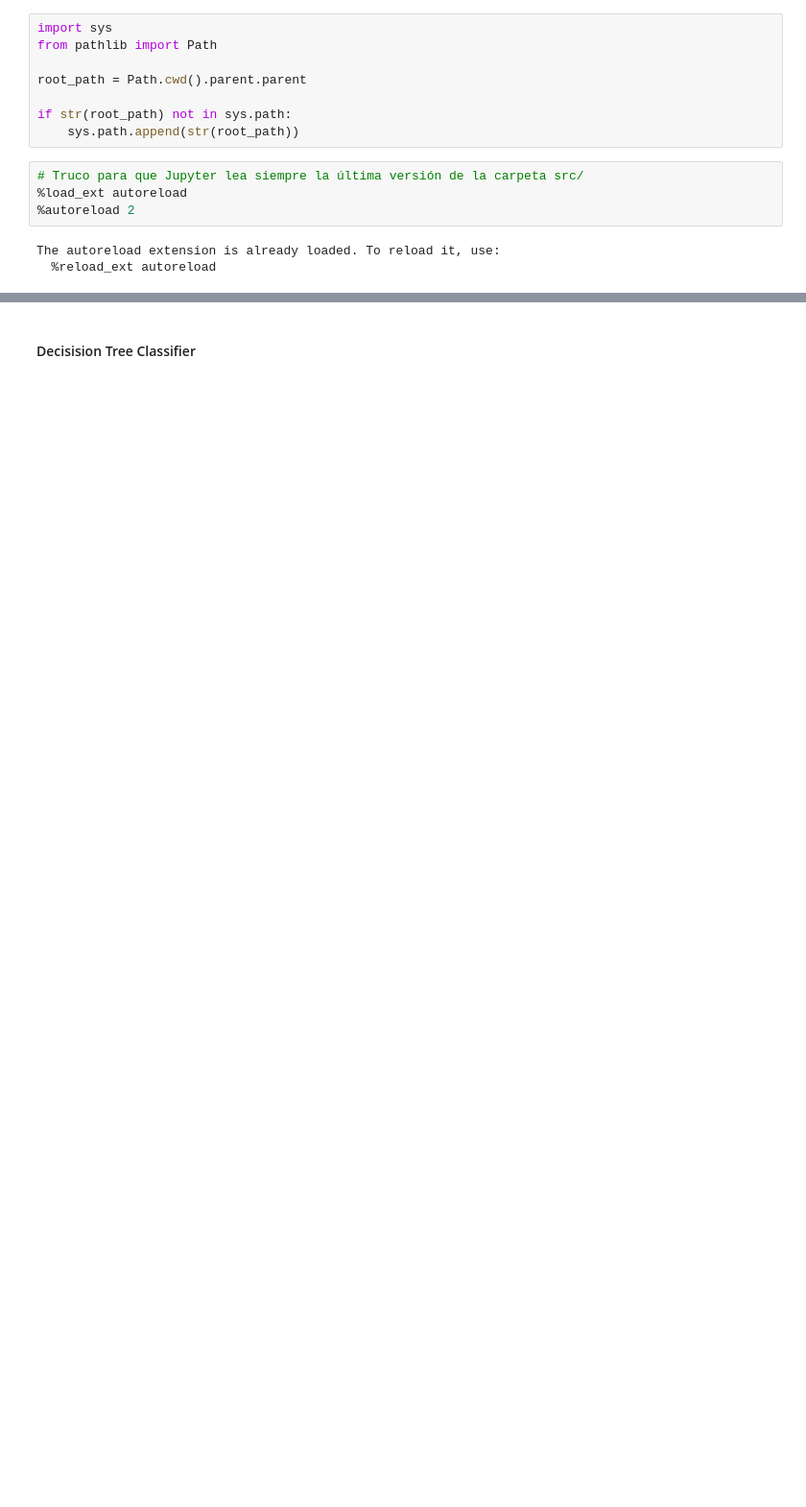
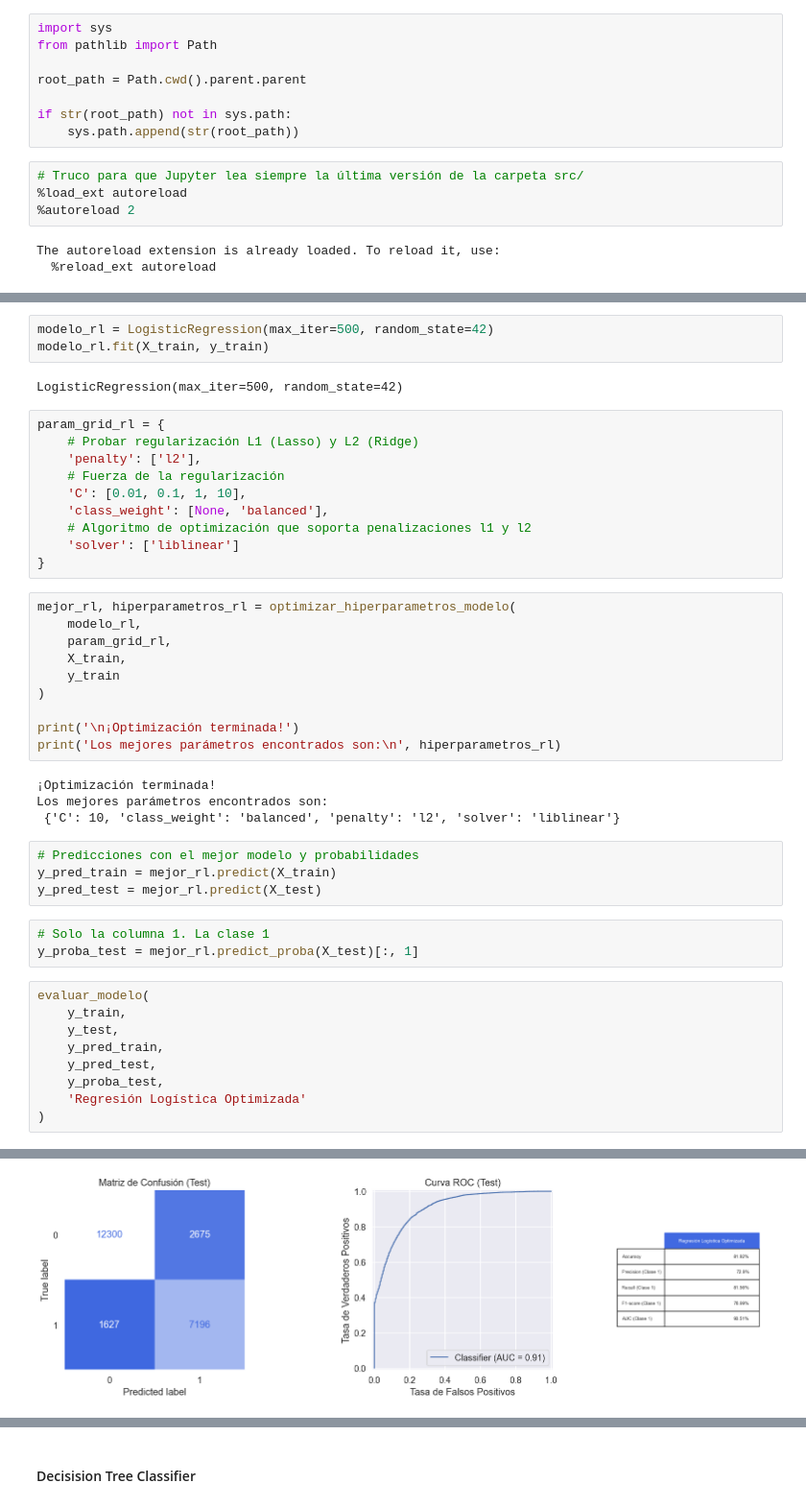
Before and after one commit to claudiberenguer/modulo5eval_ii, a Jupyter notebook: notebooks/finales/comparativa_modelos.ipynb, the cells around one changed output, grey strips where cells are left out. Shown at 96% size. Cells and saved outputs as stored; diff of their text form; blank space fills up the shorter version.

```diff
--- a/notebooks/finales/comparativa_modelos.ipynb
+++ b/notebooks/finales/comparativa_modelos.ipynb
@@ -34,0 +43,46 @@ print("¡Datos cargados con éxito! Tamaño de entrenamiento:", X_train.shape)
+# %%
+modelo_rl = LogisticRegression(max_iter=500, random_state=42)
+modelo_rl.fit(X_train, y_train)
+# %% [output]
+LogisticRegression(max_iter=500, random_state=42)
+# %%
+param_grid_rl = {
+    # Probar regularización L1 (Lasso) y L2 (Ridge)
+    'penalty': ['l2'],
+    # Fuerza de la regularización
+    'C': [0.01, 0.1, 1, 10],
+    'class_weight': [None, 'balanced'],
+    # Algoritmo de optimización que soporta penalizaciones l1 y l2
+    'solver': ['liblinear']
+}
+# %%
+mejor_rl, hiperparametros_rl = optimizar_hiperparametros_modelo(
+    modelo_rl,
+    param_grid_rl,
+    X_train,
+    y_train
+)
+
+print('\n¡Optimización terminada!')
+print('Los mejores parámetros encontrados son:\n', hiperparametros_rl)
+# %% [output]
+¡Optimización terminada!
+Los mejores parámetros encontrados son:
+ {'C': 10, 'class_weight': 'balanced', 'penalty': 'l2', 'solver': 'liblinear'}
+# %%
+# Predicciones con el mejor modelo y probabilidades
+y_pred_train = mejor_rl.predict(X_train)
+y_pred_test = mejor_rl.predict(X_test)
+# %%
+# Solo la columna 1. La clase 1
+y_proba_test = mejor_rl.predict_proba(X_test)[:, 1]
+# %%
+evaluar_modelo(
+    y_train,
+    y_test,
+    y_pred_train,
+    y_pred_test,
+    y_proba_test,
+    'Regresión Logística Optimizada'
+)
+# %% [output]
@@ -34,0 +106 @@ print("¡Datos cargados con éxito! Tamaño de entrenamiento:", X_train.shape)
+[figure, added]
```
Also changed, not shown: parts of 25 cells of this notebook, 4 other files.
